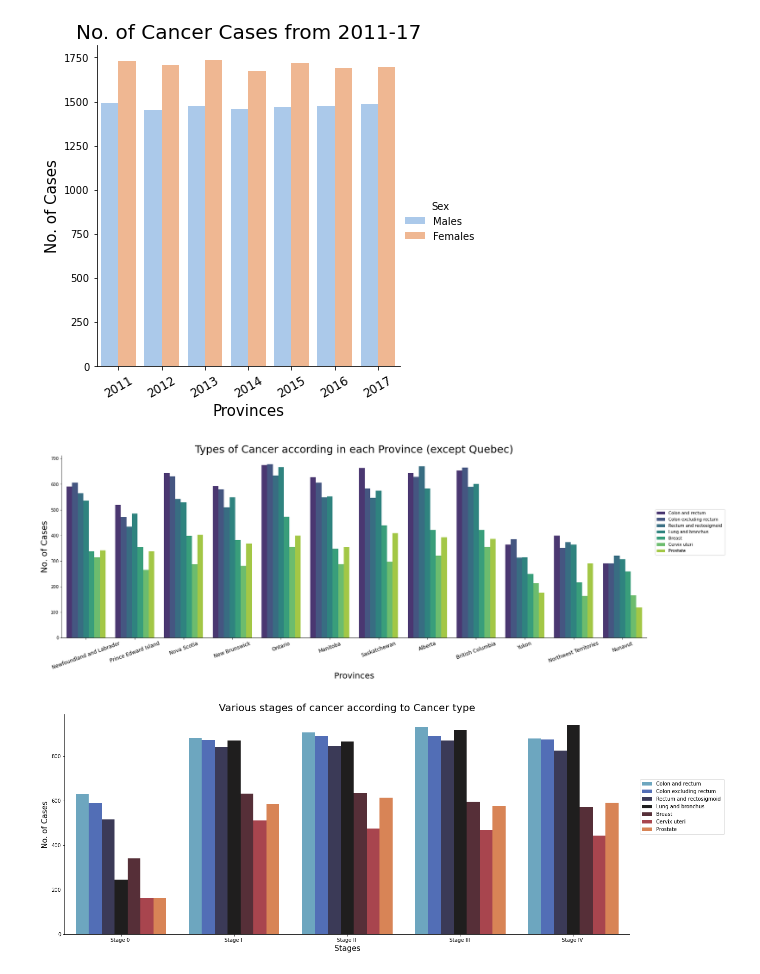
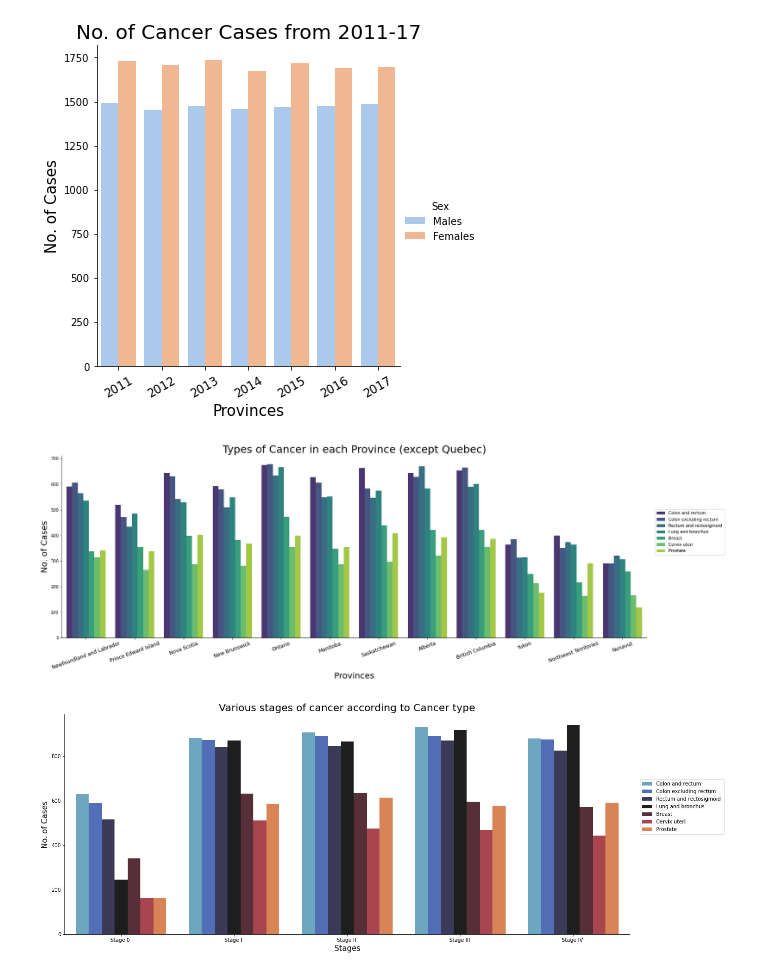
Before and after one commit to data301-2020-winter1/course-project-solo_6023-2, a Jupyter notebook: analysis/milestone2.ipynb, the cells around one changed output. Cells and saved outputs as stored; diff of their text form; code cells hidden in the pictures.

```diff
--- a/analysis/milestone2.ipynb
+++ b/analysis/milestone2.ipynb
@@ -43,17 +43,17 @@ Text(16.10649305555556, 0.5, 'No. of Cases')
 # %%
 plt.figure(figsize=(25,8))
 
 ax=sns.countplot(data=df, hue="Primary_Types", x="GEO", palette="viridis")
 plt.legend(bbox_to_anchor=(1,0.75), borderaxespad=2)
-plt.title("Types of Cancer according in each Province (except Quebec)", loc='center',  fontdict={'fontsize': 25})
+plt.title("Types of Cancer in each Province (except Quebec)", loc='center',  fontdict={'fontsize': 25})
 ax.set_xticklabels(ax.get_xticklabels(), rotation=20, fontdict={'fontsize': 12})
 ax.set_ylabel("No. of Cases", loc='center',  fontdict={'fontsize': 20})
 ax.set_xlabel("Provinces", loc='center',  fontdict={'fontsize': 20})
 sns.despine()
 
 plt.savefig("../images/Cancer Cases by Province")
 # %% [output]
-[figure, old version]
+[figure, new version]
 # %%
 df2 = df.loc[~df.Stage.str.contains("Stage not available")].loc[~df.Stage.str.contains("Stage unknown")].loc[~df.Stage.str.contains("All stages combined")]
 
```
Also changed, not shown: parts of 1 cell of this notebook.
